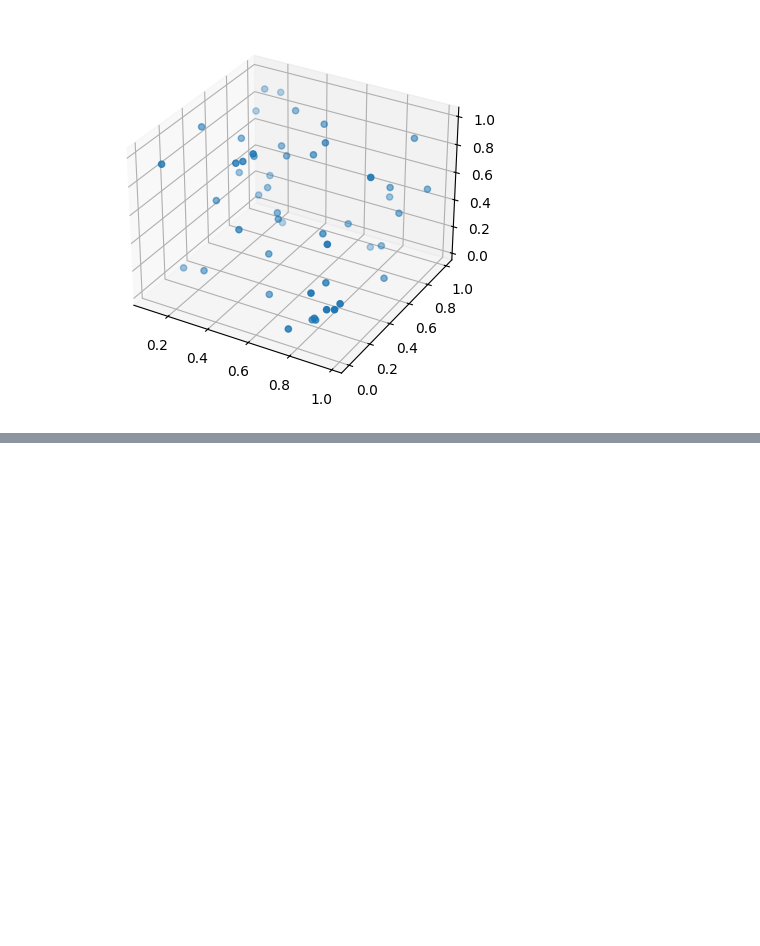
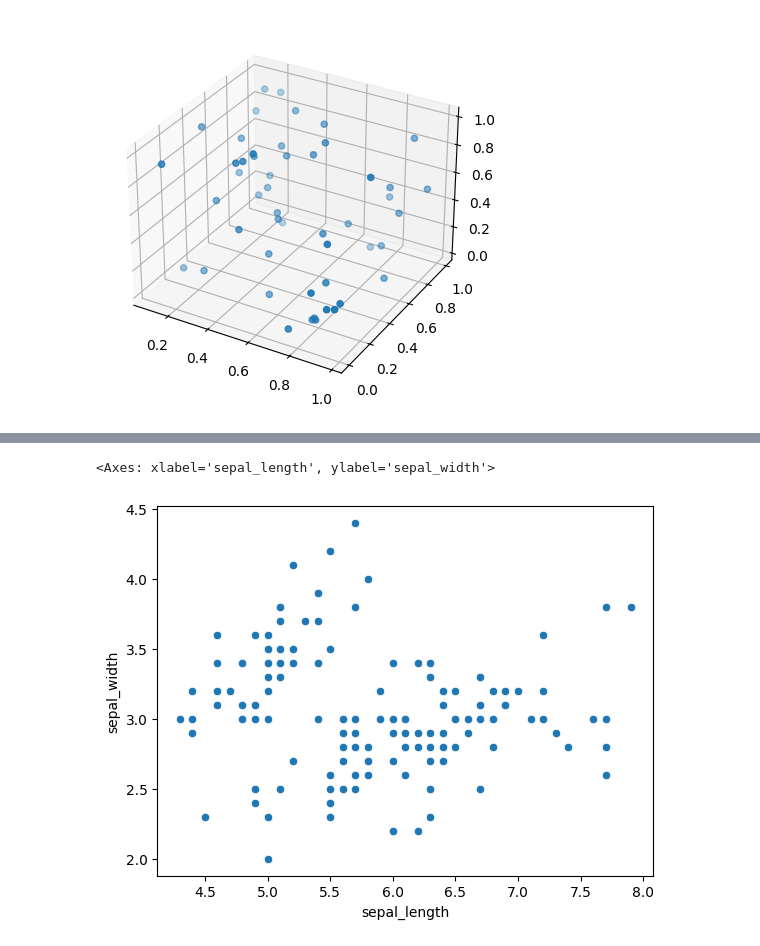
Before and after one commit to iamjaykumar/Data_visualization, a Jupyter notebook: Data_visual.ipynb, the cells around one changed output, grey strips where cells are left out. Drawn from its saved outputs; the diff is of its cells as text; code cells hidden in the pictures; blank space fills up the shorter version.

```diff
--- a/Data_visual.ipynb
+++ b/Data_visual.ipynb
@@ -189,0 +194,2 @@ plt.show()
+# %%
+iris = sns.load_dataset('iris') #We can use available dataset using load_dataset keyword
@@ -189,0 +222,5 @@ plt.show()
+# %%
+sns.scatterplot(x='sepal_length', y='sepal_width', data=iris)
+# %% [output]
+<Axes: xlabel='sepal_length', ylabel='sepal_width'>
+[figure, added]
```
Also changed, not shown: parts of 45 cells of this notebook.
